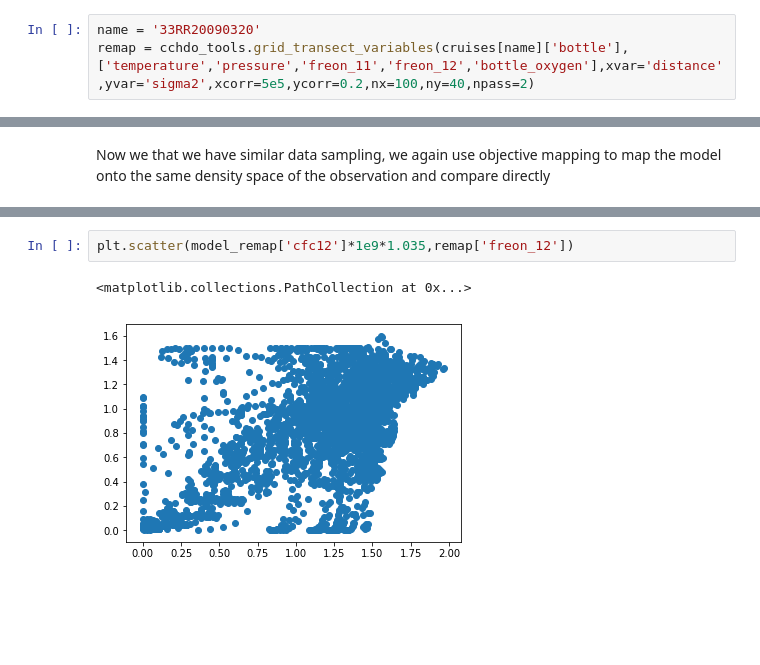
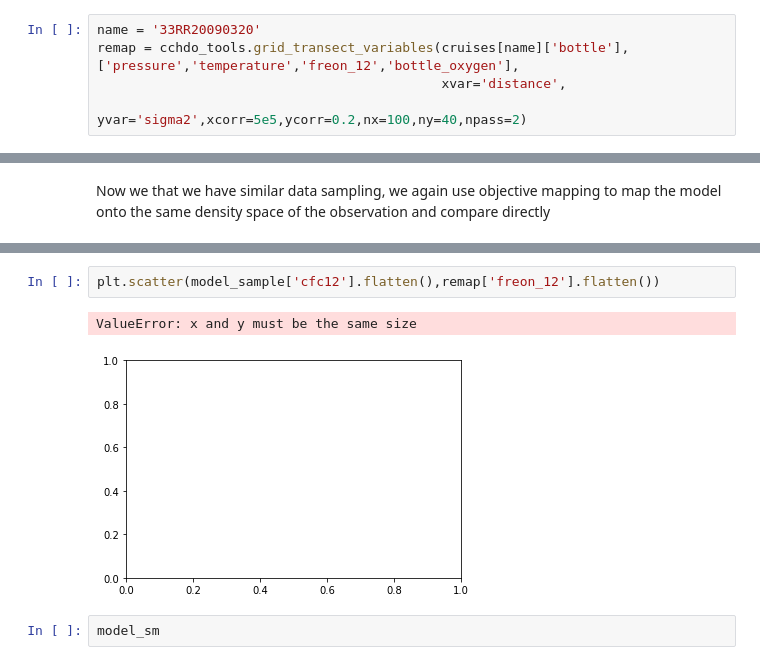
Before and after one commit to ashao/cchdo_toolkit, a Jupyter notebook: cchdo_example.ipynb, the cells around one changed output, grey strips where cells are left out. Saved outputs shown, nothing was run; the diff lists cells and outputs as text; blank space fills up the shorter version.

```diff
--- a/cchdo_example.ipynb
+++ b/cchdo_example.ipynb
@@ -24,5 +24,7 @@ Expocode 33RR20090320 has 195 files
 At this point, the data are still "scattered" data, so we use an objective mapping routine to smooth the data and map onto isopycnals. Mapping onto isopycnals is preferable to pressure or depth space because it is less susceptible to changes in stratification. Note that this is the part of the package that takes the longest.
 # %%
 name = '33RR20090320'
-remap = cchdo_tools.grid_transect_variables(cruises[name]['bottle'], ['temperature','pressure','freon_11','freon_12','bottle_oxygen'],xvar='distance',yvar='sigma2',xcorr=5e5,ycorr=0.2,nx=100,ny=40,npass=2)
+remap = cchdo_tools.grid_transect_variables(cruises[name]['bottle'], ['pressure','temperature','freon_12','bottle_oxygen'],
+                                            xvar='distance',
+                                            yvar='sigma2',xcorr=5e5,ycorr=0.2,nx=100,ny=40,npass=2)
 # %% [output]
@@ -134,5 +144,7 @@ model_sample['sigma2'].shape
 # %%
-plt.scatter(model_remap['cfc12']*1e9*1.035,remap['freon_12'])
+plt.scatter(model_sample['cfc12'].flatten(),remap['freon_12'].flatten())
 # %% [output]
-<matplotlib.collections.PathCollection at 0x...>
+ValueError: x and y must be the same size
-[figure, old version]
+[figure, new version]
+# %%
+model_sm
```
Also changed, not shown: parts of 8 cells of this notebook, 2 other files.
